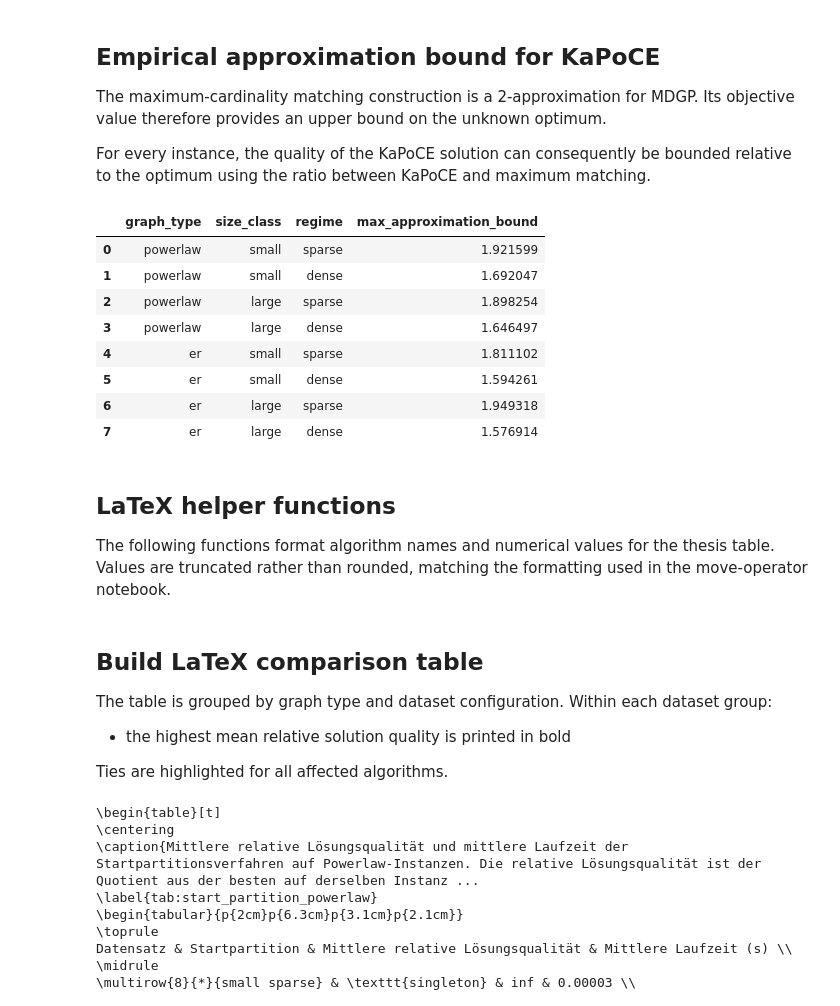
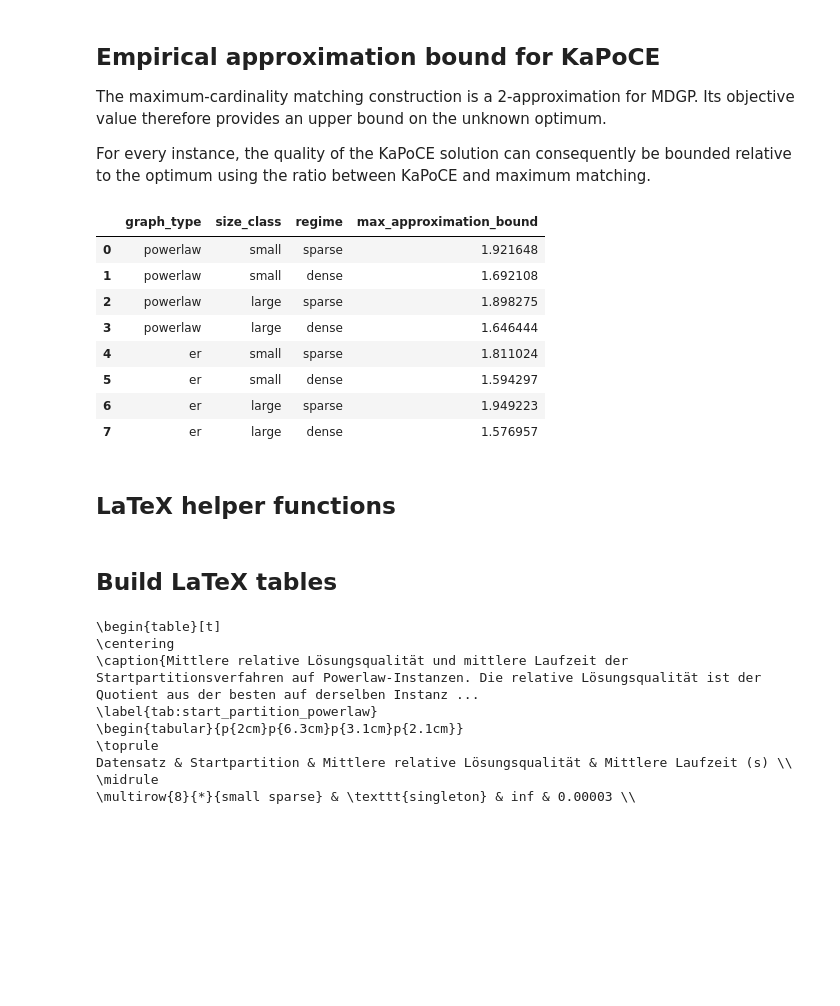
Before and after one commit to lulufka/dense_graph_partition, a Jupyter notebook: notebooks/experiment1/experiment1_baseline_anaylsis.ipynb, the cells around one changed output. Drawn from its saved outputs; the diff is of its cells as text; code cells hidden in the pictures; blank space fills up the shorter version.

```diff
--- a/notebooks/experiment1/experiment1_baseline_anaylsis.ipynb
+++ b/notebooks/experiment1/experiment1_baseline_anaylsis.ipynb
@@ -23,6 +25,9 @@ import pandas as pd
 # %%
-RESULTS_FILE = Path("../../results/experiment1/raw_results.csv")
+RESULTS_FILE = Path("../../results/experiment1_old/raw_results.csv")
 
+GRAPH_ORDER = ["powerlaw", "er"]
+SIZE_ORDER = ["small", "large"]
+REGIME_ORDER = ["sparse", "dense"]
 ALGORITHM_ORDER = [
     "singleton",
     "matching",
@@ -34,6 +39,4 @@ ALGORITHM_ORDER = [
     "leiden_mdgp",
 ]
 
-GRAPH_ORDER = ["powerlaw", "er"]
-REGIME_ORDER = ["sparse", "dense"]
-SIZE_ORDER = ["small", "large"]
+GROUP_ORDER = ["graph_type", "size_class", "regime"]
@@ -205,53 +208,27 @@ approximation_per_instance["kapoce_approximation_bound"] = 2.0  * approximation_
 # %%
 approximation_summary = (
     approximation_per_instance
-    .groupby(
-        ["graph_type", "size_class", "regime"],
-        as_index=False,
-        observed=True,
+    .groupby(GROUP_ORDER, as_index=False, observed=True)
+    .agg(
+        max_approximation_bound=("kapoce_approximation_bound", "max")
     )
-    .agg(max_approximation_bound=("kapoce_approximation_bound", "max"))
-)
-
-approximation_summary["graph_type"] = pd.Categorical(
-    approximation_summary["graph_type"],
-    categories=GRAPH_ORDER,
-    ordered=True,
-)
-
-approximation_summary["size_class"] = pd.Categorical(
-    approximation_summary["size_class"],
-    categories=SIZE_ORDER,
-    ordered=True,
-)
-
-approximation_summary["regime"] = pd.Categorical(
-    approximation_summary["regime"],
-    categories=REGIME_ORDER,
-    ordered=True,
-)
-
-approximation_summary = (
-    approximation_summary
-    .sort_values(["graph_type", "size_class", "regime"])
+    .sort_values(GROUP_ORDER)
     .reset_index(drop=True)
 )
 
 approximation_summary
 # %% [output]
 |  | graph_type | size_class | regime | max_approximation_bound |
-| 0 | powerlaw | small | sparse | 1.921599 |
-| 1 | powerlaw | small | dense | 1.692047 |
-| 2 | powerlaw | large | sparse | 1.898254 |
-| 3 | powerlaw | large | dense | 1.646497 |
-| 4 | er | small | sparse | 1.811102 |
-| 5 | er | small | dense | 1.594261 |
-| 6 | er | large | sparse | 1.949318 |
-| 7 | er | large | dense | 1.576914 |
+| 0 | powerlaw | small | sparse | 1.921648 |
+| 1 | powerlaw | small | dense | 1.692108 |
+| 2 | powerlaw | large | sparse | 1.898275 |
+| 3 | powerlaw | large | dense | 1.646444 |
+| 4 | er | small | sparse | 1.811024 |
+| 5 | er | small | dense | 1.594297 |
+| 6 | er | large | sparse | 1.949223 |
+| 7 | er | large | dense | 1.576957 |
 # %% [markdown]
 ## LaTeX helper functions
-
-The following functions format algorithm names and numerical values for the thesis table. Values are truncated rather than rounded, matching the formatting used in the move-operator notebook.
 # %%
 def truncate_number(value: float, decimals: int) -> float:
     factor = 10 ** decimals
@@ -267,10 +244,4 @@ def format_number(value: float, decimals: int) -> str:
 # %% [markdown]
-## Build LaTeX comparison table
-
-The table is grouped by graph type and dataset configuration. Within each dataset group:
-
-- the highest mean relative solution quality is printed in bold
-
-Ties are highlighted for all affected algorithms.
+## Build LaTeX tables
 # %%
 def make_start_partition_latex_table(df: pd.DataFrame, graph_type: str, caption: str, label: str) -> str:
```
Also changed, not shown: parts of 19 cells of this notebook, 7 other files.
